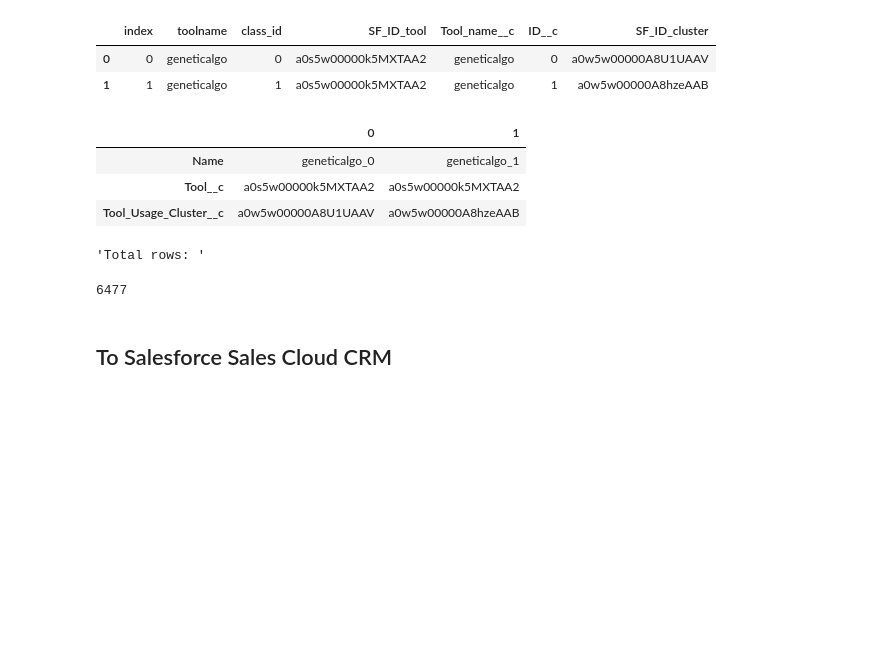
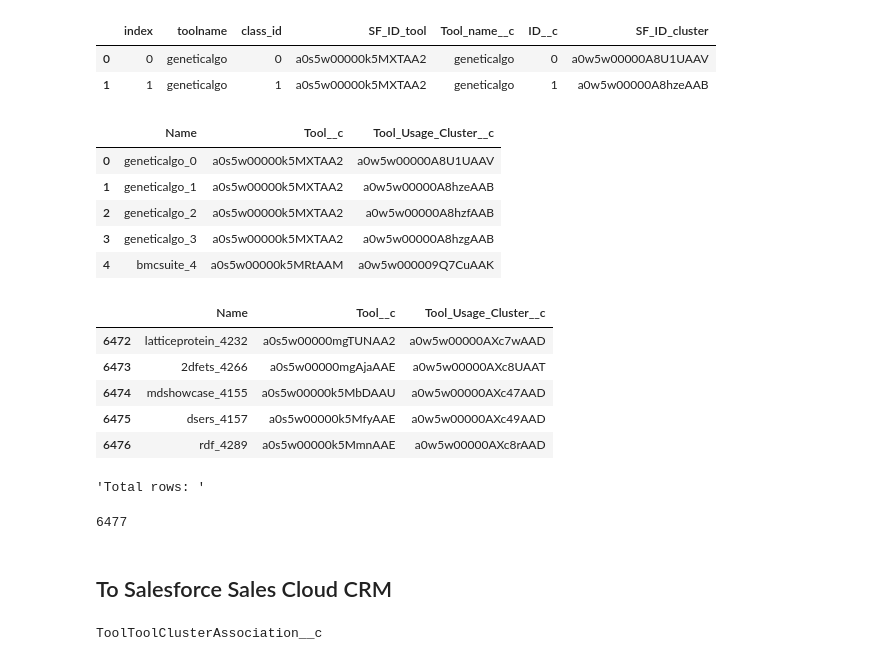
Before and after one commit to saxenap/nanohub, a Jupyter notebook: nanoHUB/pipeline/salesforce/task_tool_usage_clusters_map_tools.ipynb, the cells around one changed output. Saved outputs shown, nothing was run; the diff lists cells and outputs as text; code cells hidden in the pictures; blank space fills up the shorter version.

```diff
--- a/nanoHUB/pipeline/salesforce/task_tool_usage_clusters_map_tools.ipynb
+++ b/nanoHUB/pipeline/salesforce/task_tool_usage_clusters_map_tools.ipynb
@@ -94,21 +94,30 @@ ct_tolink_df['Name'] = ct_tolink_df.apply(lambda x: '%s_%d'%(x.Tool_name__c, x.I
 # %%
 df_sf = pd.DataFrame()
 
 # Make sure NaN and NaT values are taken care of here
 df_sf['Name']         = ct_tolink_df['Name']
 df_sf['Tool__c'] = ct_tolink_df['SF_ID_tool']
 df_sf['Tool_Usage_Cluster__c'] = ct_tolink_df['SF_ID_cluster']
 
 sf_original_fields = df_sf.columns
 
 # display
-display(df_sf.head(2).T)
+display(df_sf.head())
+display(df_sf.tail())
 display('Total rows: ', df_sf.shape[0])
 # %% [output]
-|  | 0 | 1 |
-| Name | geneticalgo_0 | geneticalgo_1 |
-| Tool__c | a0s5w00000k5MXTAA2 | a0s5w00000k5MXTAA2 |
-| Tool_Usage_Cluster__c | a0w5w00000A8U1UAAV | a0w5w00000A8hzeAAB |
+|  | Name | Tool__c | Tool_Usage_Cluster__c |
+| 0 | geneticalgo_0 | a0s5w00000k5MXTAA2 | a0w5w00000A8U1UAAV |
+| 1 | geneticalgo_1 | a0s5w00000k5MXTAA2 | a0w5w00000A8hzeAAB |
+| 2 | geneticalgo_2 | a0s5w00000k5MXTAA2 | a0w5w00000A8hzfAAB |
+| 3 | geneticalgo_3 | a0s5w00000k5MXTAA2 | a0w5w00000A8hzgAAB |
+| 4 | bmcsuite_4 | a0s5w00000k5MRtAAM | a0w5w000009Q7CuAAK |
+|  | Name | Tool__c | Tool_Usage_Cluster__c |
+| 6472 | latticeprotein_4232 | a0s5w00000mgTUNAA2 | a0w5w00000AXc7wAAD |
+| 6473 | 2dfets_4266 | a0s5w00000mgAjaAAE | a0w5w00000AXc8UAAT |
+| 6474 | mdshowcase_4155 | a0s5w00000k5MbDAAU | a0w5w00000AXc47AAD |
+| 6475 | dsers_4157 | a0s5w00000k5MfyAAE | a0w5w00000AXc49AAD |
+| 6476 | rdf_4289 | a0s5w00000k5MmnAAE | a0w5w00000AXc8rAAD |
 'Total rows: '
 6477
 # %% [markdown]
@@ -117,6 +126,10 @@ display('Total rows: ', df_sf.shape[0])
 # specify Salesforce object ID and external ID
 db_s.object_id = object_id
 db_s.external_id = external_id
+
+print(db_s.object_id)
+# %% [output]
+ToolToolClusterAssociation__c
 # %%
 # send data to Salesforce
 db_s.send_data(df_sf)
```
Also changed, not shown: parts of 4 cells of this notebook, 5 other files.
